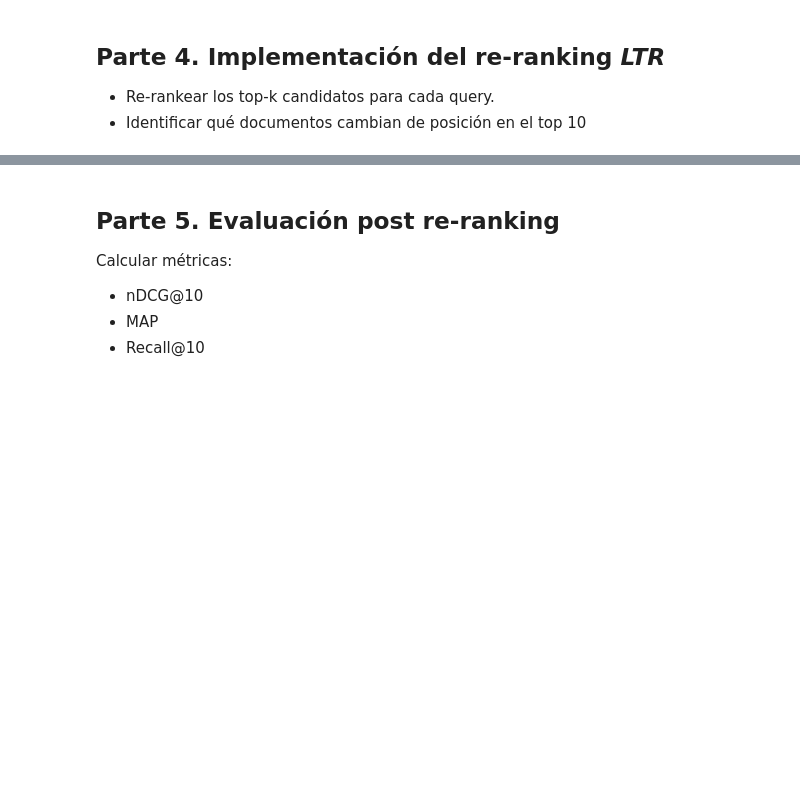
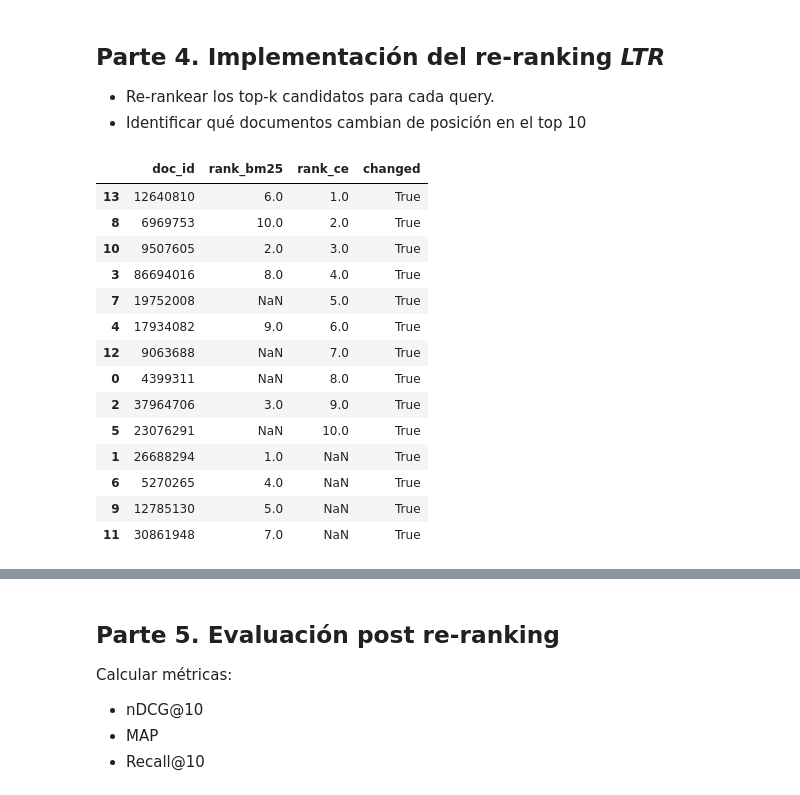
Before and after one commit to INub3/RI-2026, a Jupyter notebook: 07_Reranking/reranking.ipynb, the cells around one changed output, grey strips where cells are left out. Saved outputs shown, nothing was run; the diff lists cells and outputs as text; code cells hidden in the pictures; blank space fills up the shorter version.

```diff
--- a/07_Reranking/reranking.ipynb
+++ b/07_Reranking/reranking.ipynb
@@ -358,3 +364,49 @@ changes_df[
 
 * Re-rankear los top-k candidatos para cada query.
 * Identificar qué documentos cambian de posición en el top 10
+# %%
+def get_rank_changes(qid, k=10):
+
+    bm25_rank = {
+        doc: rank + 1
+        for rank, (doc, _) in enumerate(
+            sorted(results_bm25[qid].items(), key=lambda x: x[1], reverse=True)[:k]
+        )
+    }
+
+    ce_rank = {
+        doc: rank + 1
+        for rank, (doc, _) in enumerate(
+            sorted(results_ce[qid].items(), key=lambda x: x[1], reverse=True)[:k]
+        )
+    }
+
+    docs = set(bm25_rank.keys()).union(ce_rank.keys())
+
+    df = pd.DataFrame([
+        {"doc_id": d, "rank_bm25": bm25_rank.get(d), "rank_ce": ce_rank.get(d)}
+        for d in docs
+    ])
+
+    df["changed"] = df["rank_bm25"] != df["rank_ce"]
+    return df
+# %%
+# Ejemplo puntual
+changes_133 = get_rank_changes("133")
+changes_133[changes_133["changed"]].sort_values("rank_ce")
+# %% [output]
+|  | doc_id | rank_bm25 | rank_ce | changed |
+| 13 | 12640810 | 6.0 | 1.0 | True |
+| 8 | 6969753 | 10.0 | 2.0 | True |
+| 10 | 9507605 | 2.0 | 3.0 | True |
+| 3 | 86694016 | 8.0 | 4.0 | True |
+| 7 | 19752008 | NaN | 5.0 | True |
+| 4 | 17934082 | 9.0 | 6.0 | True |
+| 12 | 9063688 | NaN | 7.0 | True |
+| 0 | 4399311 | NaN | 8.0 | True |
+| 2 | 37964706 | 3.0 | 9.0 | True |
+| 5 | 23076291 | NaN | 10.0 | True |
+| 1 | 26688294 | 1.0 | NaN | True |
+| 6 | 5270265 | 4.0 | NaN | True |
+| 9 | 12785130 | 5.0 | NaN | True |
+| 11 | 30861948 | 7.0 | NaN | True |
```
Also changed, not shown: parts of 8 cells of this notebook, 5 other files.
